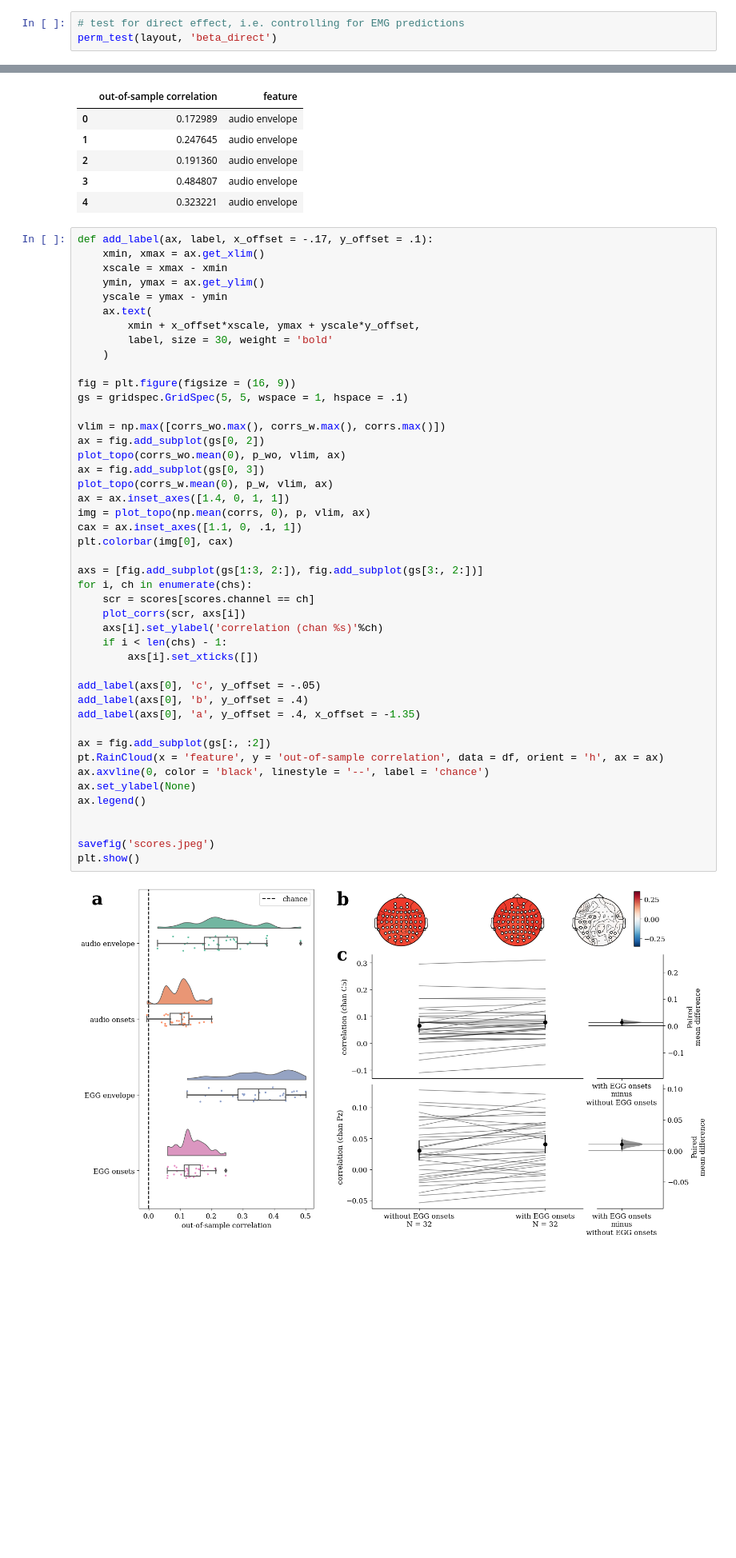
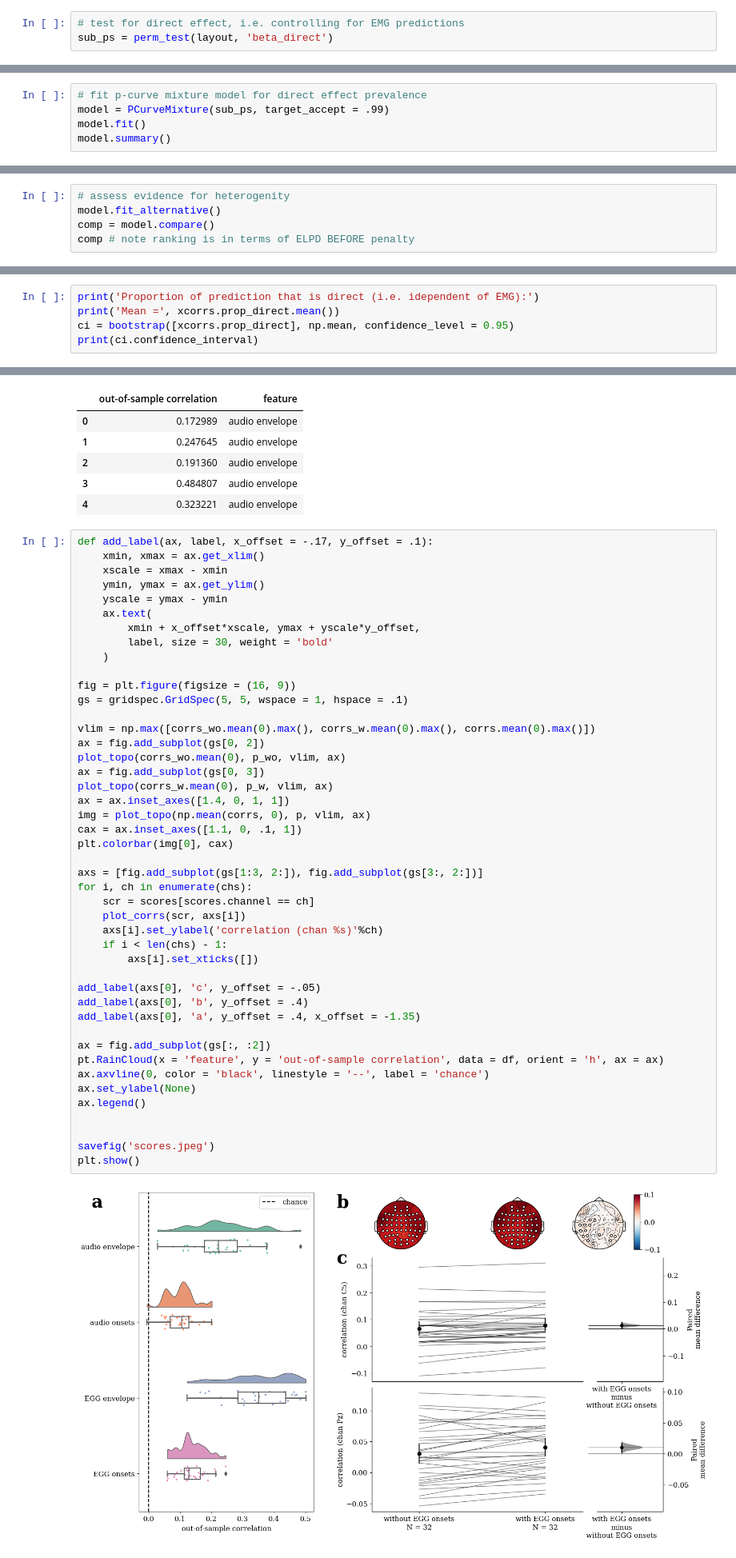
Before and after one commit to apex-lab/daf-analysis, a Jupyter notebook: eeg-results.ipynb, the cells around one changed output, grey strips where cells are left out. Shown at 80% size. Drawn from its saved outputs; the diff is of its cells as text; blank space fills up the shorter version.

```diff
--- a/eeg-results.ipynb
+++ b/eeg-results.ipynb
@@ -71,7 +75,7 @@ score = 0.136, p = 0.00010
 ConfidenceInterval(low=0.12105019579443592, high=0.15222104225323316)
 # %%
 # test for direct effect, i.e. controlling for EMG predictions
-perm_test(layout, 'beta_direct')
+sub_ps = perm_test(layout, 'beta_direct')
 # %% [output]
 beta_direct = 0.576, p = 0.00010
 ConfidenceInterval(low=0.4813315380036217, high=0.7225807643375499)
@@ -77,0 +89,5 @@ ConfidenceInterval(low=0.4813315380036217, high=0.7225807643375499)
+# %%
+# fit p-curve mixture model for direct effect prevalence
+model = PCurveMixture(sub_ps, target_accept = .99)
+model.fit()
+model.summary()
@@ -77,0 +104,5 @@ ConfidenceInterval(low=0.4813315380036217, high=0.7225807643375499)
+# %%
+# assess evidence for heterogenity
+model.fit_alternative()
+comp = model.compare()
+comp # note ranking is in terms of ELPD BEFORE penalty
@@ -141,3 +191,8 @@ SpearmanrResult(correlation=0.19161423955950366, pvalue=0.29345036773233246)
 
 Proportion direct vs. post->pre lag:
 SpearmanrResult(correlation=-0.36184920525783226, pvalue=0.04184751151266178)
+# %%
+print('Proportion of prediction that is direct (i.e. idependent of EMG):')
+print('Mean =', xcorrs.prop_direct.mean())
+ci = bootstrap([xcorrs.prop_direct], np.mean, confidence_level = 0.95)
+print(ci.confidence_interval)
@@ -587,39 +653,39 @@ def add_label(ax, label, x_offset = -.17, y_offset = .1):
 fig = plt.figure(figsize = (16, 9))
 gs = gridspec.GridSpec(5, 5, wspace = 1, hspace = .1)
 
-vlim = np.max([corrs_wo.max(), corrs_w.max(), corrs.max()])
+vlim = np.max([corrs_wo.mean(0).max(), corrs_w.mean(0).max(), corrs.mean(0).max()])
 ax = fig.add_subplot(gs[0, 2])
 plot_topo(corrs_wo.mean(0), p_wo, vlim, ax)
 ax = fig.add_subplot(gs[0, 3])
 plot_topo(corrs_w.mean(0), p_w, vlim, ax)
 ax = ax.inset_axes([1.4, 0, 1, 1])
 img = plot_topo(np.mean(corrs, 0), p, vlim, ax)
 cax = ax.inset_axes([1.1, 0, .1, 1])
 plt.colorbar(img[0], cax)
 
 axs = [fig.add_subplot(gs[1:3, 2:]), fig.add_subplot(gs[3:, 2:])]
 for i, ch in enumerate(chs):
     scr = scores[scores.channel == ch]
     plot_corrs(scr, axs[i])
     axs[i].set_ylabel('correlation (chan %s)'%ch)
     if i < len(chs) - 1:
         axs[i].set_xticks([])
 
 add_label(axs[0], 'c', y_offset = -.05)
 add_label(axs[0], 'b', y_offset = .4)
 add_label(axs[0], 'a', y_offset = .4, x_offset = -1.35)
 
 ax = fig.add_subplot(gs[:, :2])
 pt.RainCloud(x = 'feature', y = 'out-of-sample correlation', data = df, orient = 'h', ax = ax)
 ax.axvline(0, color = 'black', linestyle = '--', label = 'chance')
 ax.set_ylabel(None)
 ax.legend()
 
 
 savefig('scores.jpeg')
 plt.show()
 # %% [output]
-[figure, old version]
+[figure, new version]
 # %%
 def add_label(ax, label, x_offset = -.17, y_offset = .1):
     xmin, xmax = ax.get_xlim()
```
Also changed, not shown: parts of 12 cells of this notebook, 3 other files.
